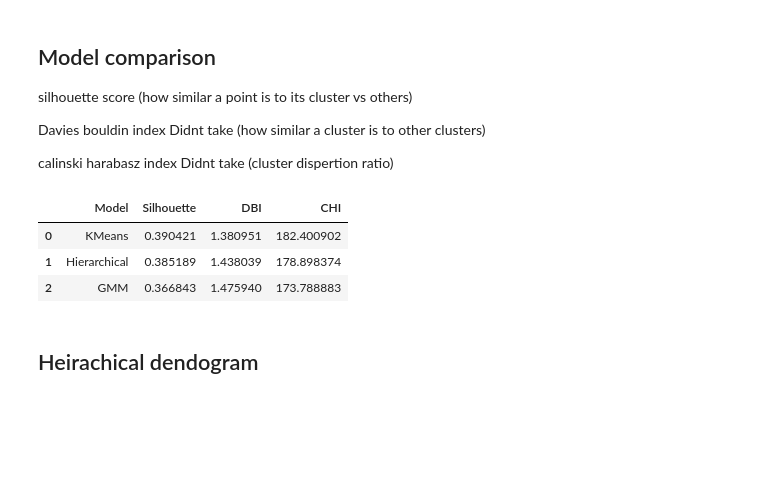
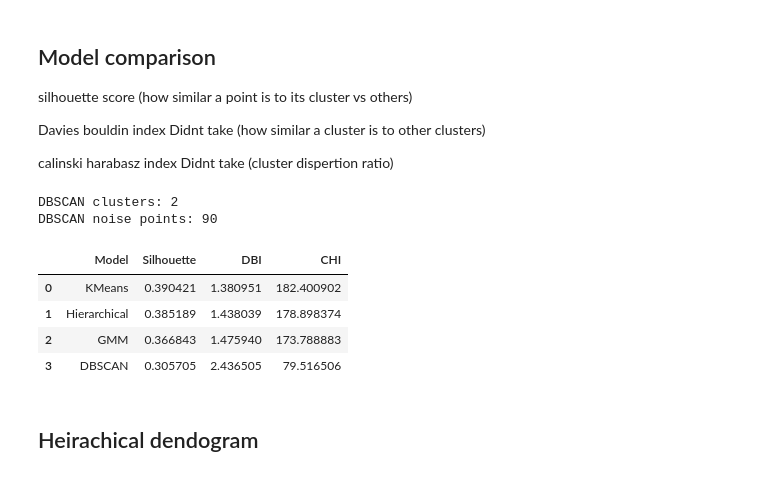
Before and after one commit to Youssef-Abdelazez/final-project, a Jupyter notebook: clustering/KDD_Clustering1.ipynb, the cells around one changed output. Drawn from its saved outputs; the diff is of its cells as text; code cells hidden in the pictures; blank space fills up the shorter version.

```diff
--- a/clustering/KDD_Clustering1.ipynb
+++ b/clustering/KDD_Clustering1.ipynb
@@ -194,6 +204,8 @@ k_labels = KMeans(n_clusters=best_k,n_init=20,random_state=42).fit_predict(X_pca
 h_labels = AgglomerativeClustering(n_clusters=best_k).fit_predict(X_pca)
 gmm = GaussianMixture(n_components=best_k,random_state=42)
 g_labels = gmm.fit_predict(X_pca)
+dbscan = DBSCAN(eps=9.0,min_samples=10)
+db_labels = dbscan.fit_predict(X_pca)
 # %% [markdown]
 ## Model comparison
 
@@ -202,19 +214,39 @@ silhouette score (how similar a point is to its cluster vs others)
 Davies bouldin index Didnt take (how similar a cluster is to other clusters)
 
 calinski harabasz index Didnt take (cluster dispertion ratio)
-# %%
-comparison = pd.DataFrame([
-['KMeans',silhouette_score(X_pca,k_labels),davies_bouldin_score(X_pca,k_labels),calinski_harabasz_score(X_pca,k_labels)],
-['Hierarchical',silhouette_score(X_pca,h_labels),davies_bouldin_score(X_pca,h_labels),calinski_harabasz_score(X_pca,h_labels)],
-['GMM',silhouette_score(X_pca,g_labels),davies_bouldin_score(X_pca,g_labels),calinski_harabasz_score(X_pca,g_labels)]
-],columns=['Model','Silhouette','DBI','CHI'])
-
-display(comparison.sort_values('Silhouette',ascending=False))
-# %% [output]
-|  | Model | Silhouette | DBI | CHI |
-| 0 | KMeans | 0.390421 | 1.380951 | 182.400902 |
-| 1 | Hierarchical | 0.385189 | 1.438039 | 178.898374 |
-| 2 | GMM | 0.366843 | 1.475940 | 173.788883 |
+# %%
+# function in case DBSCAN returns less than 2 real clusters
+
+def clustering_metrics(data, labels):
+    clusters = set(labels) - {-1}
+    if len(clusters) < 2:
+        return [np.nan,np.nan,np.nan]
+
+    return [
+        silhouette_score(data, labels),
+        davies_bouldin_score(data, labels),
+        calinski_harabasz_score(data, labels)
+    ]
+
+
+comparison_model = pd.DataFrame([
+['KMeans', *clustering_metrics(X_pca,k_labels)],
+['Hierarchical', *clustering_metrics(X_pca,h_labels)],
+['GMM', *clustering_metrics(X_pca,g_labels)],
+['DBSCAN', *clustering_metrics(X_pca,db_labels)]
+],columns=['Model','Silhouette','DBI','CHI'])
+
+print('DBSCAN clusters:',len(set(db_labels) - {-1}))
+print('DBSCAN noise points:',np.sum(db_labels == -1))
+display(comparison_model.sort_values('Silhouette',ascending=False))
+# %% [output]
+DBSCAN clusters: 2
+DBSCAN noise points: 90
+|  | Model | Silhouette | DBI | CHI |
+| 0 | KMeans | 0.390421 | 1.380951 | 182.400902 |
+| 1 | Hierarchical | 0.385189 | 1.438039 | 178.898374 |
+| 2 | GMM | 0.366843 | 1.475940 | 173.788883 |
+| 3 | DBSCAN | 0.305705 | 2.436505 | 79.516506 |
 # %% [markdown]
 ## Heirachical dendogram
 # %%
```
Also changed, not shown: parts of 6 cells of this notebook.
